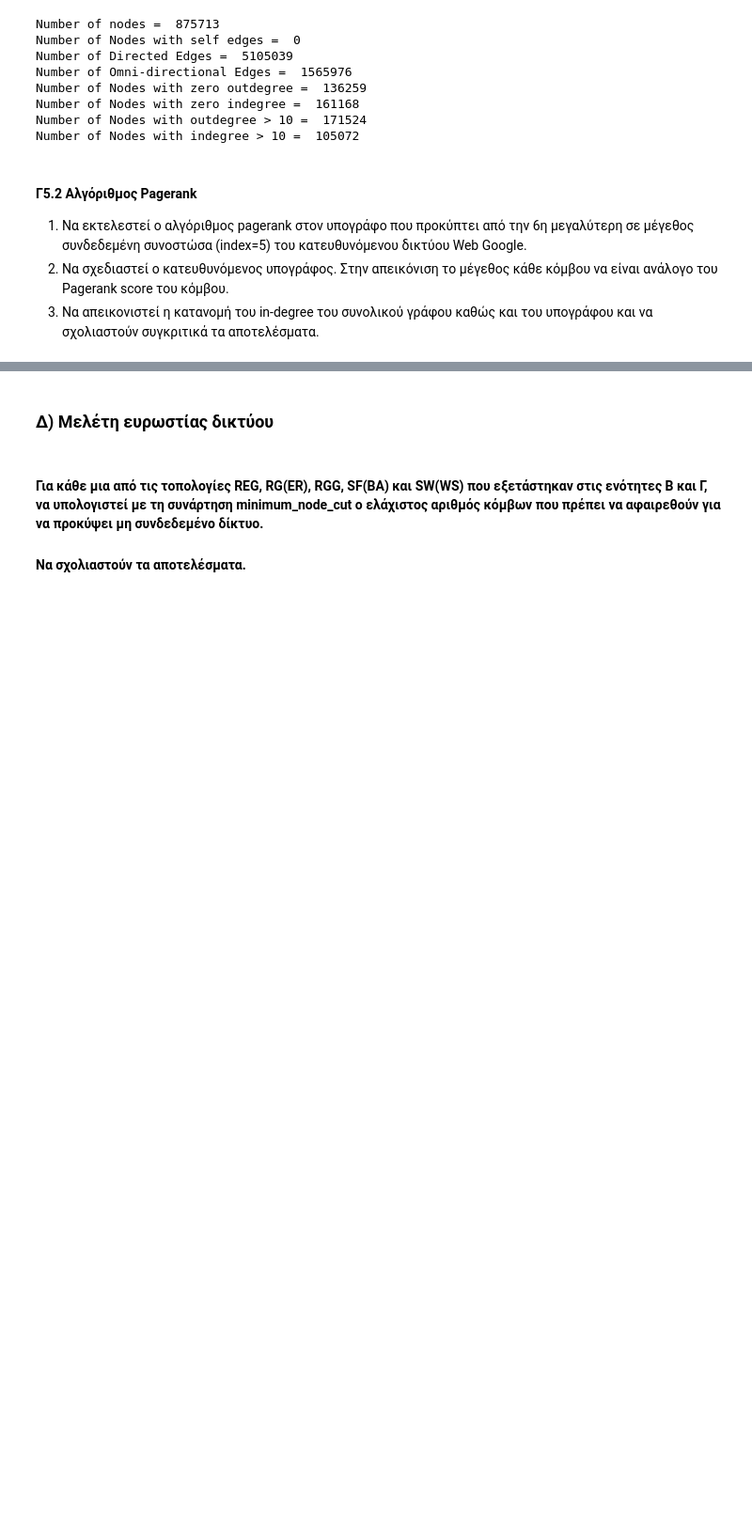
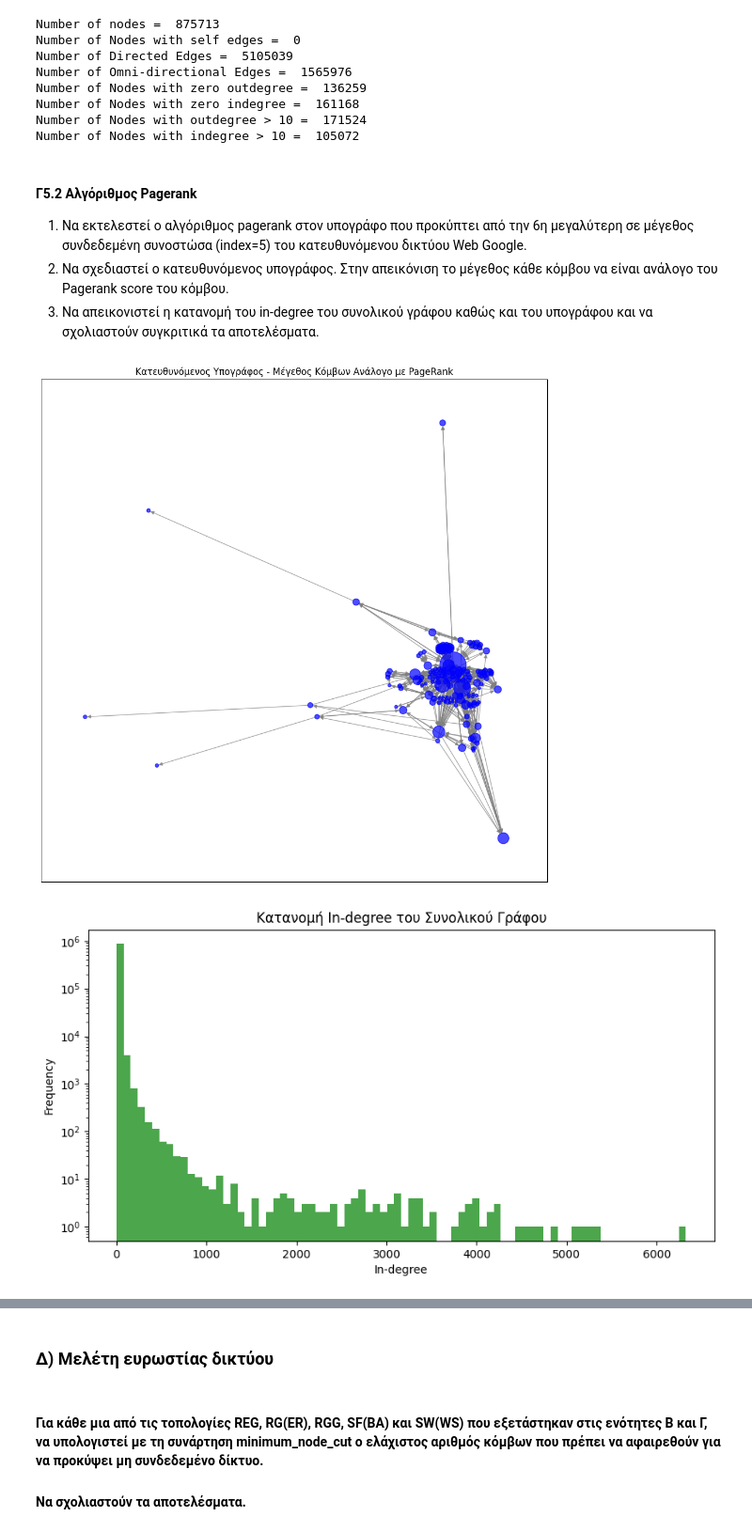
Before and after one commit to ntua-el20827/NTUA_Social_Networks_Analysis, a Jupyter notebook: lab01/lab1_student_version_2024.ipynb, the cells around one changed output, grey strips where cells are left out. Shown at 94% size. Cells and saved outputs as stored; diff of their text form; code cells hidden in the pictures; blank space fills up the shorter version.

```diff
--- a/lab01/lab1_student_version_2024.ipynb
+++ b/lab01/lab1_student_version_2024.ipynb
@@ -910,0 +908,50 @@ Number of Nodes with indegree > 10 =  105072
+# %%
+#use weakly_connected_components of networkx
+#1
+G_weakly = nx.weakly_connected_components(G_web)
+weakly_connected_components = sorted(G_weakly, key = len, reverse = True)
+G5 = weakly_connected_components[5]
+subgraph = G_web.subgraph(G5).copy()
+pagerank = nx.pagerank(subgraph)
+
+#2
+# Σχεδιασμός του υπογράφου με μέγεθος κόμβων ανάλογο του PageRank
+plt.figure(figsize=(12, 12))
+node_sizes = [pagerank[node] * 10000 for node in subgraph.nodes()]  # Μεγέθη κόμβων
+
+
+nx.draw_networkx(
+    subgraph,
+    pos=nx.spring_layout(subgraph, seed=600),
+    node_size=node_sizes,
+    node_color="blue",
+    edge_color="gray",
+    with_labels=False,
+    alpha=0.7
+)
+plt.title("Κατευθυνόμενος Υπογράφος - Μέγεθος Κόμβων Ανάλογο με PageRank")
+plt.show()
+
+#3
+# Απεικόνιση κατανομής του in-degree του συνολικού γραφου
+in_degrees_total = [G_web.in_degree(node) for node in G_web.nodes()]
+plt.figure(figsize=(10, 5))
+plt.hist(in_degrees_total, bins=80, color='green', alpha=0.7)
+plt.yscale('log')
+plt.xlabel("In-degree")
+plt.ylabel("Frequency")
+plt.title("Κατανομή In-degree του Συνολικού Γράφου")
+plt.show()
+
+#Απεικόνιση κατανομής του in-degree του υπογράφου
+in_degrees_subgraph = [subgraph.in_degree(node) for node in subgraph.nodes()]
+plt.figure(figsize=(10, 5))
+plt.hist(in_degrees_subgraph, bins=80, color='blue', alpha=0.7)
+plt.yscale('log')
+plt.xlabel("In-degree")
+plt.ylabel("Frequency")
+plt.title("Κατανομή In-degree του Υπογράφου")
+plt.show()
+# %% [output]
+[figure, added]
+[figure, added]
```
Also changed, not shown: parts of 3 cells of this notebook.
